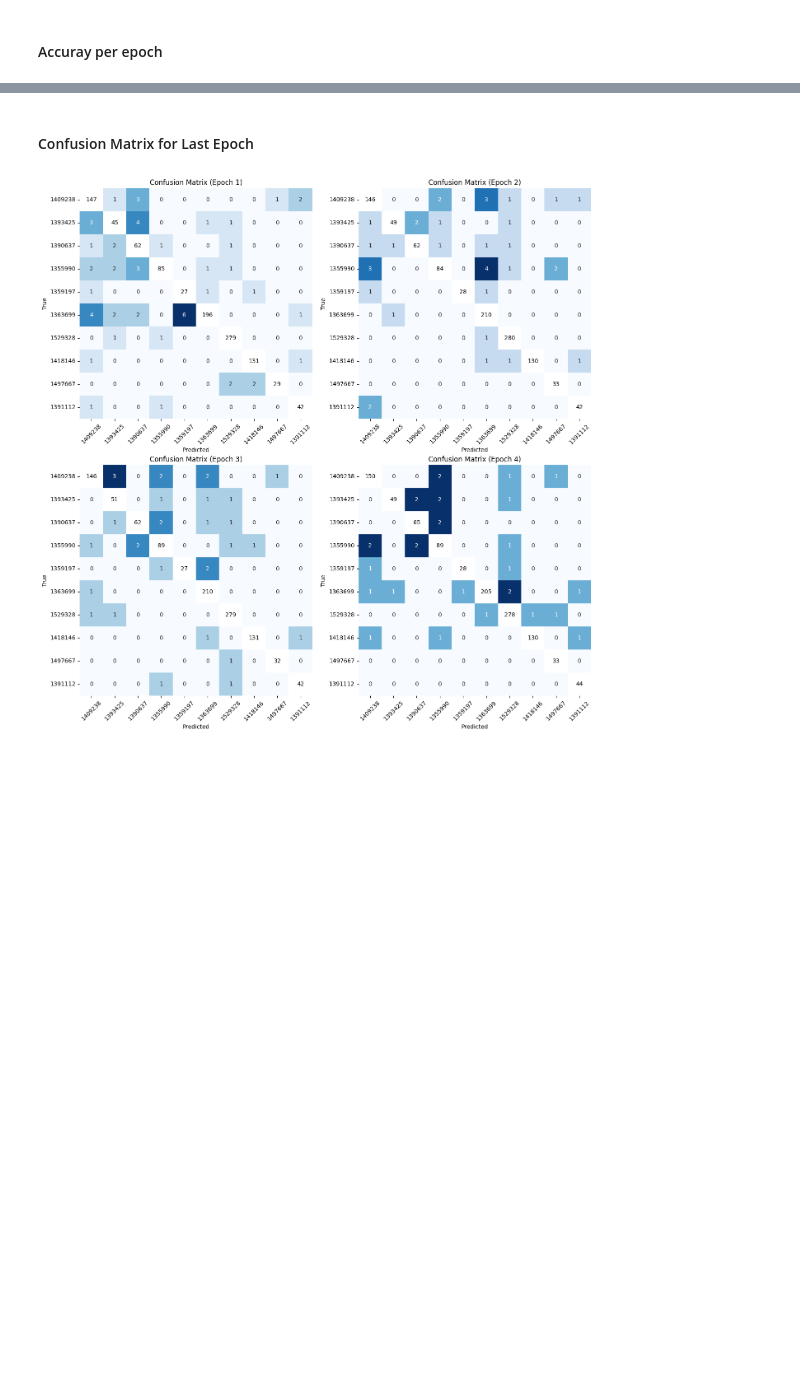
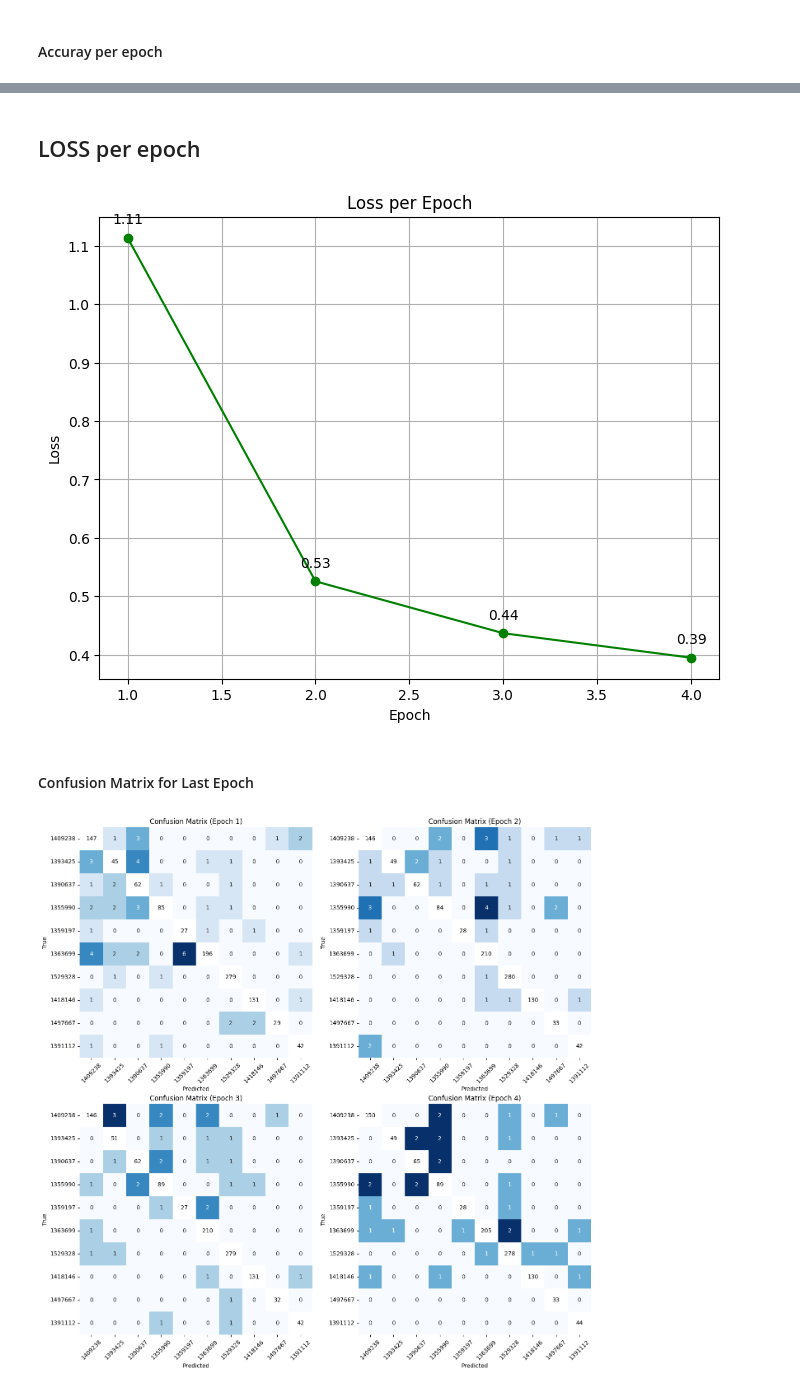
Before and after one commit to wieczorekaleksandra/trees_recognition, a Jupyter notebook: model_visualization.ipynb, the cells around one changed output, grey strips where cells are left out. Drawn from its saved outputs; the diff is of its cells as text; code cells hidden in the pictures; blank space fills up the shorter version.

```diff
--- a/model_visualization.ipynb
+++ b/model_visualization.ipynb
@@ -120,3 +120,20 @@ plt.show()
+# %% [markdown]
+## LOSS per epoch
+# %%
+loss_per_epoch = [epoch_data['loss'] for epoch_data in metrics]
+
+plt.figure(figsize=(8, 6))
+plt.plot(range(1, len(loss_per_epoch) + 1), loss_per_epoch, marker='o', color='green')
+for i, value in enumerate(loss_per_epoch):
+    plt.annotate(f'{value:.2f}', (i + 1, value), textcoords="offset points", xytext=(0,10), ha='center')
+
+plt.title('Loss per Epoch')
+plt.xlabel('Epoch')
+plt.ylabel('Loss')
+plt.grid(True)
+plt.show()
+# %% [output]
+[figure, added]
 # %% [markdown]
 #### Confusion Matrix for Last Epoch
 # %%
```
Also changed, not shown: parts of 6 cells of this notebook.
